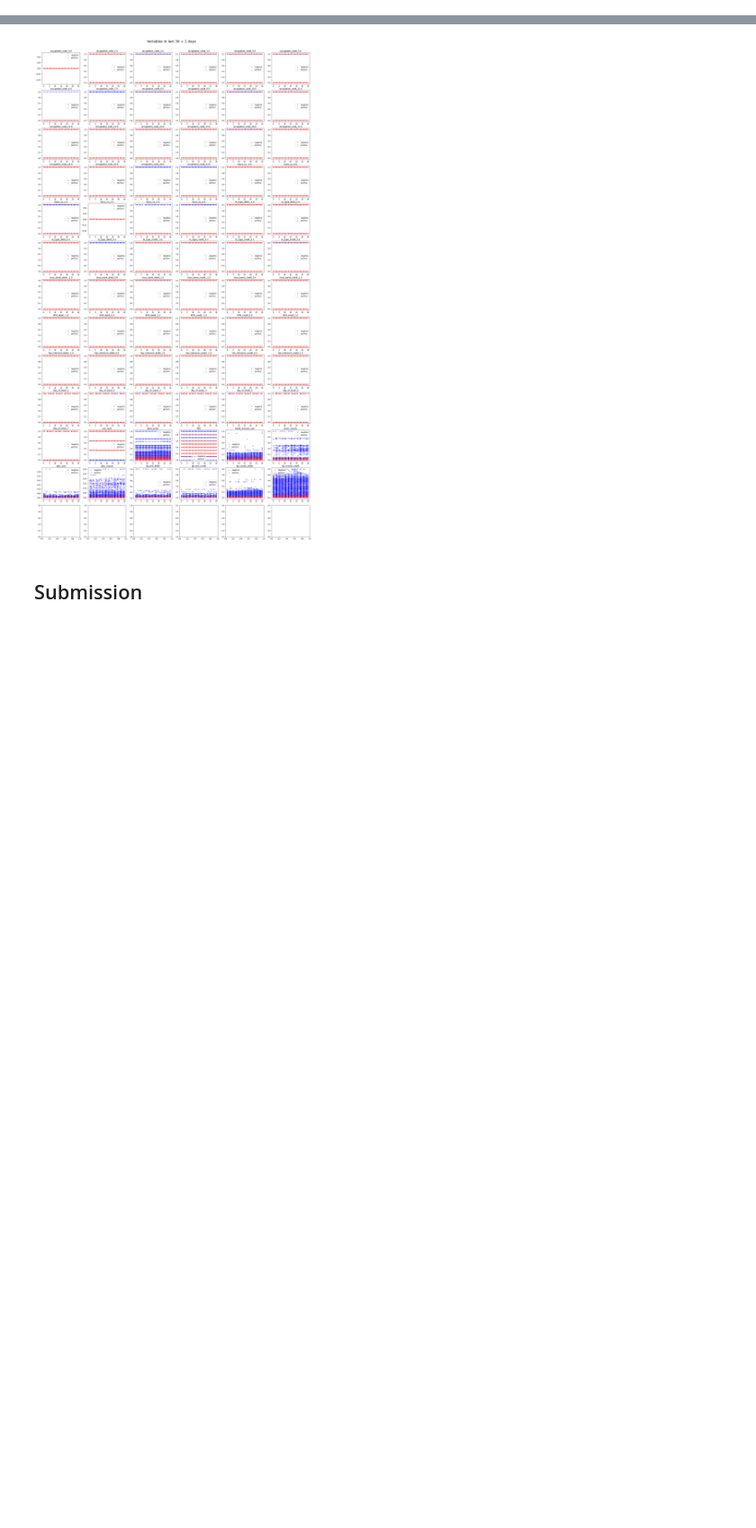
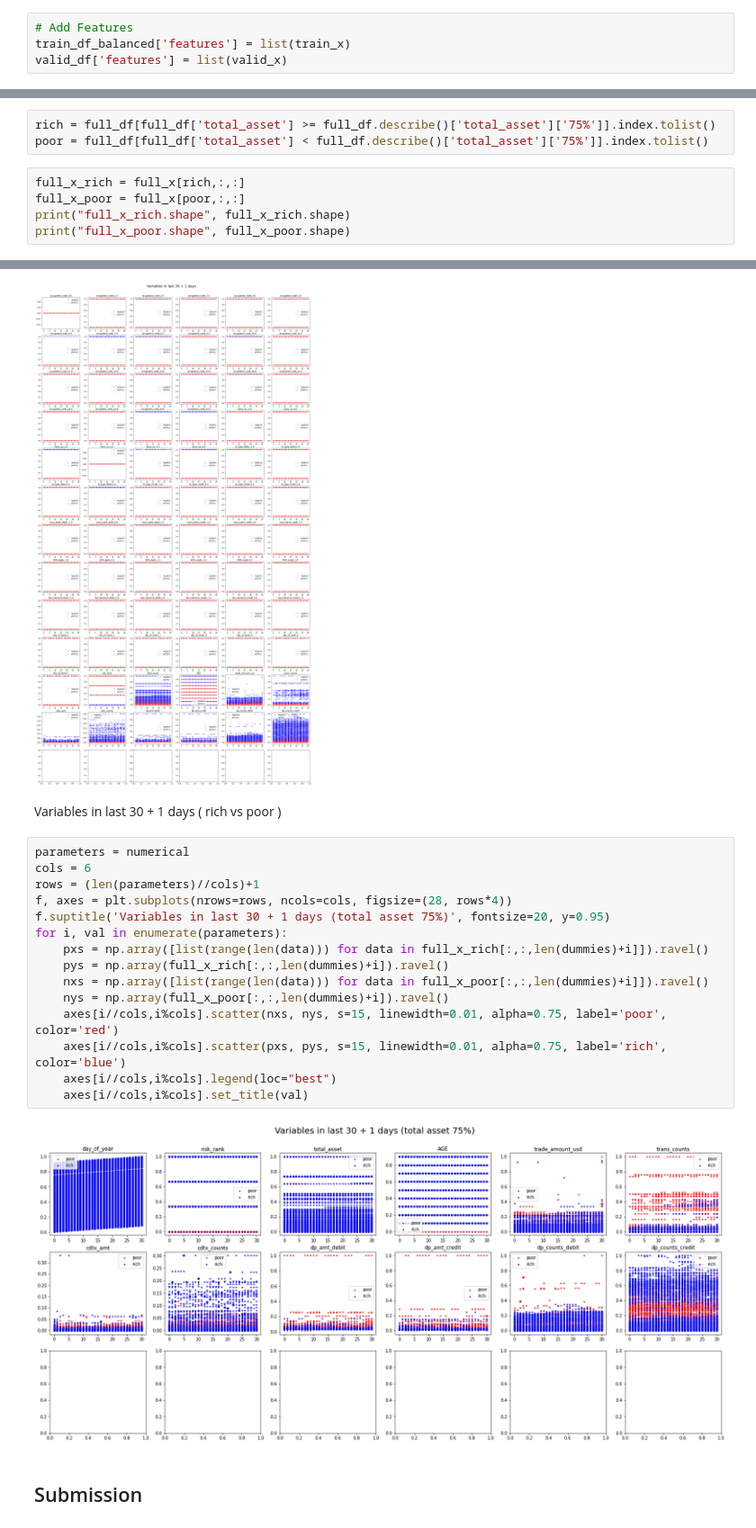
Before and after one commit to siang-chang/tbrain-esunbank-suspicious-activity-report, a Jupyter notebook: src/machine_learning_method.ipynb, the cells around one changed output, grey strips where cells are left out. Shown at 90% size. Cells and saved outputs as stored; diff of their text form; blank space fills up the shorter version.

```diff
--- a/src/machine_learning_method.ipynb
+++ b/src/machine_learning_method.ipynb
@@ -855 +911,5 @@ epochs:  51
+# %%
+# Add Features
+train_df_balanced['features'] = list(train_x)
+valid_df['features'] = list(valid_x)
 # %%
@@ -903,0 +998,8 @@ train_x_positive.shape (215, 31, 72)
+# %%
+rich = full_df[full_df['total_asset'] >= full_df.describe()['total_asset']['75%']].index.tolist()
+poor = full_df[full_df['total_asset'] < full_df.describe()['total_asset']['75%']].index.tolist()
+# %%
+full_x_rich = full_x[rich,:,:]
+full_x_poor = full_x[poor,:,:]
+print("full_x_rich.shape", full_x_rich.shape)
+print("full_x_poor.shape", full_x_poor.shape)
@@ -965,6 +1072,25 @@ for i, val in enumerate(parameters):
     axes[i//cols,i%cols].set_title(val)
 # %% [output]
 [figure]
+# %% [markdown]
+Variables in last 30 + 1 days ( rich vs poor )
+# %%
+parameters = numerical
+cols = 6
+rows = (len(parameters)//cols)+1
+f, axes = plt.subplots(nrows=rows, ncols=cols, figsize=(28, rows*4))
+f.suptitle('Variables in last 30 + 1 days (total asset 75%)', fontsize=20, y=0.95)
+for i, val in enumerate(parameters):
+    pxs = np.array([list(range(len(data))) for data in full_x_rich[:,:,len(dummies)+i]]).ravel()
+    pys = np.array(full_x_rich[:,:,len(dummies)+i]).ravel()
+    nxs = np.array([list(range(len(data))) for data in full_x_poor[:,:,len(dummies)+i]]).ravel()
+    nys = np.array(full_x_poor[:,:,len(dummies)+i]).ravel()
+    axes[i//cols,i%cols].scatter(nxs, nys, s=15, linewidth=0.01, alpha=0.75, label='poor', color='red')
+    axes[i//cols,i%cols].scatter(pxs, pys, s=15, linewidth=0.01, alpha=0.75, label='rich', color='blue')
+    axes[i//cols,i%cols].legend(loc="best")
+    axes[i//cols,i%cols].set_title(val)
+# %% [output]
+[figure, added]
 # %% [markdown]
 ## Submission
 # %%
```
Also changed, not shown: parts of 81 cells of this notebook.
